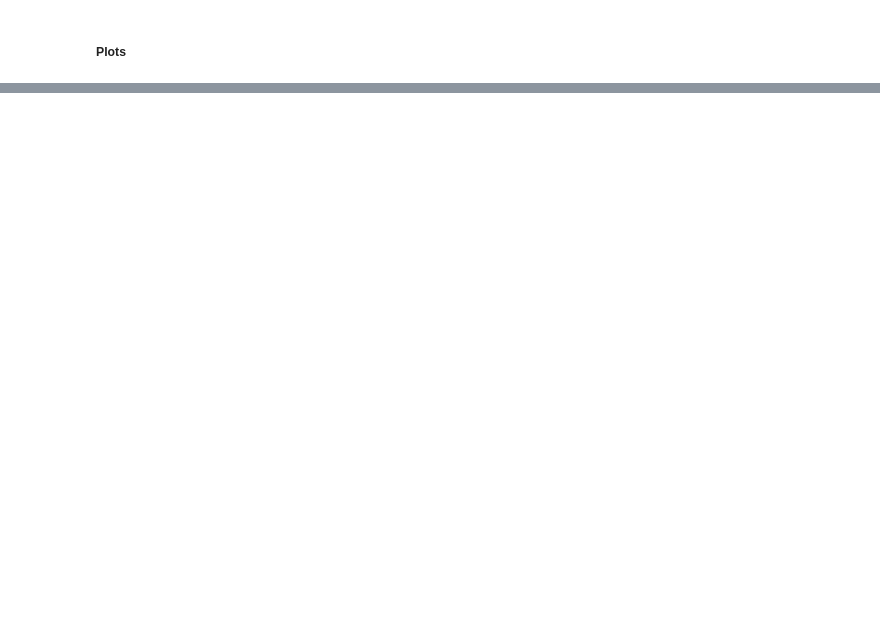
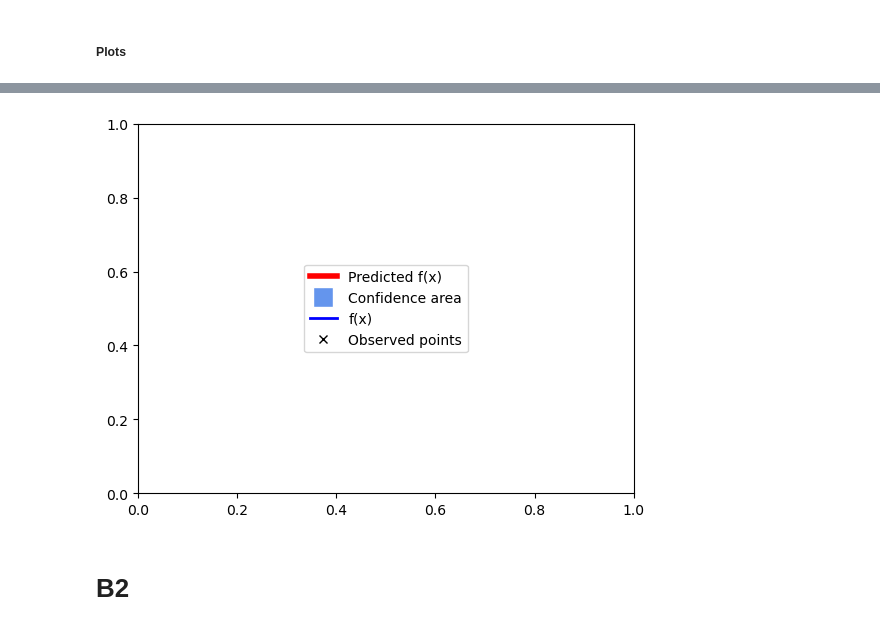
Before and after one commit to KjaMadsen/pmlProject, a Jupyter notebook: B.ipynb, the cells around one changed output, grey strips where cells are left out. Drawn from its saved outputs; the diff is of its cells as text; code cells hidden in the pictures; blank space fills up the shorter version.

```diff
--- a/B.ipynb
+++ b/B.ipynb
@@ -269,0 +187,17 @@ No artists with labels found to put in legend.  Note that artists whose label st
+# %%
+# Plot sandbox
+legend_elements = [Line2D([0], [0], color='r', lw=4, label='Predicted f(x)'),
+                   Line2D([0], [0], marker='s', color='w', label='Confidence area',
+                            markerfacecolor='cornflowerblue', markersize=15),
+                   Line2D([0], [0], color='b', lw=2, label='f(x)'),
+                   Line2D([0], [0], marker='x', color='w', label='Observed points',
+                            markeredgecolor='0')]
+
+fig, ax = plt.subplots()
+ax.legend(handles=legend_elements, loc='center')
+
+plt.show()
+# %% [output]
+[figure, added]
+# %% [markdown]
+# B2
```
Also changed, not shown: parts of 41 cells of this notebook.
